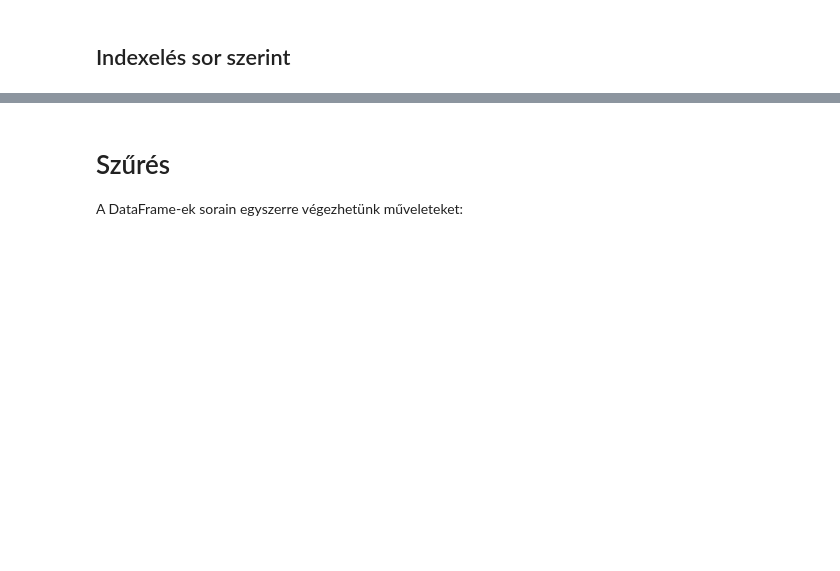
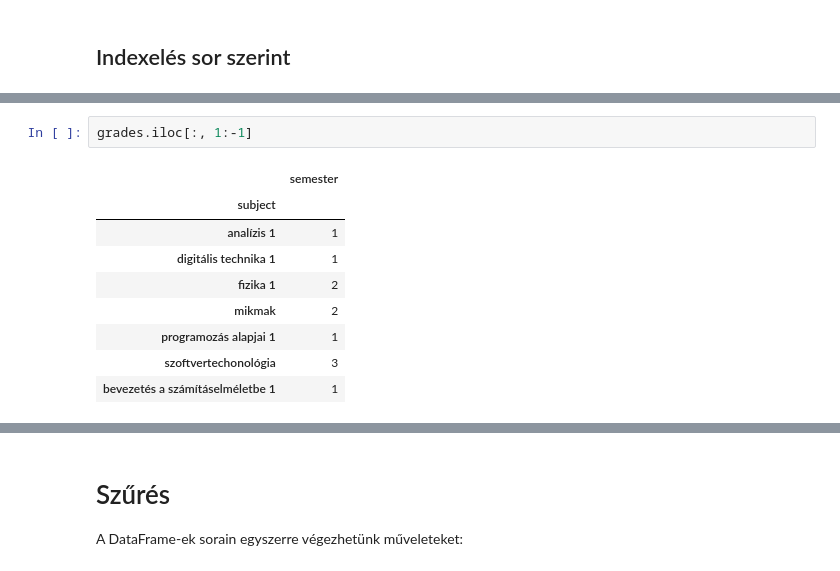
Before and after one commit to bi-labor/pandas_jupyter, a Jupyter notebook: notebooks/Pandas_alapok.ipynb, the cells around one changed output, grey strips where cells are left out. Saved outputs shown, nothing was run; the diff lists cells and outputs as text; blank space fills up the shorter version.

```diff
--- a/notebooks/Pandas_alapok.ipynb
+++ b/notebooks/Pandas_alapok.ipynb
@@ -100,0 +180,12 @@ grades.iloc[1:3]  # utolsó index nincs benne, [1, 3)
+# %%
+grades.iloc[:, 1:-1]
+# %% [output]
+|  | semester |
+| subject |  |
+| analízis 1 | 1 |
+| digitális technika 1 | 1 |
+| fizika 1 | 2 |
+| mikmak | 2 |
+| programozás alapjai 1 | 1 |
+| szoftvertechonológia | 3 |
+| bevezetés a számításelméletbe 1 | 1 |
```
Also changed, not shown: parts of 48 cells of this notebook.
